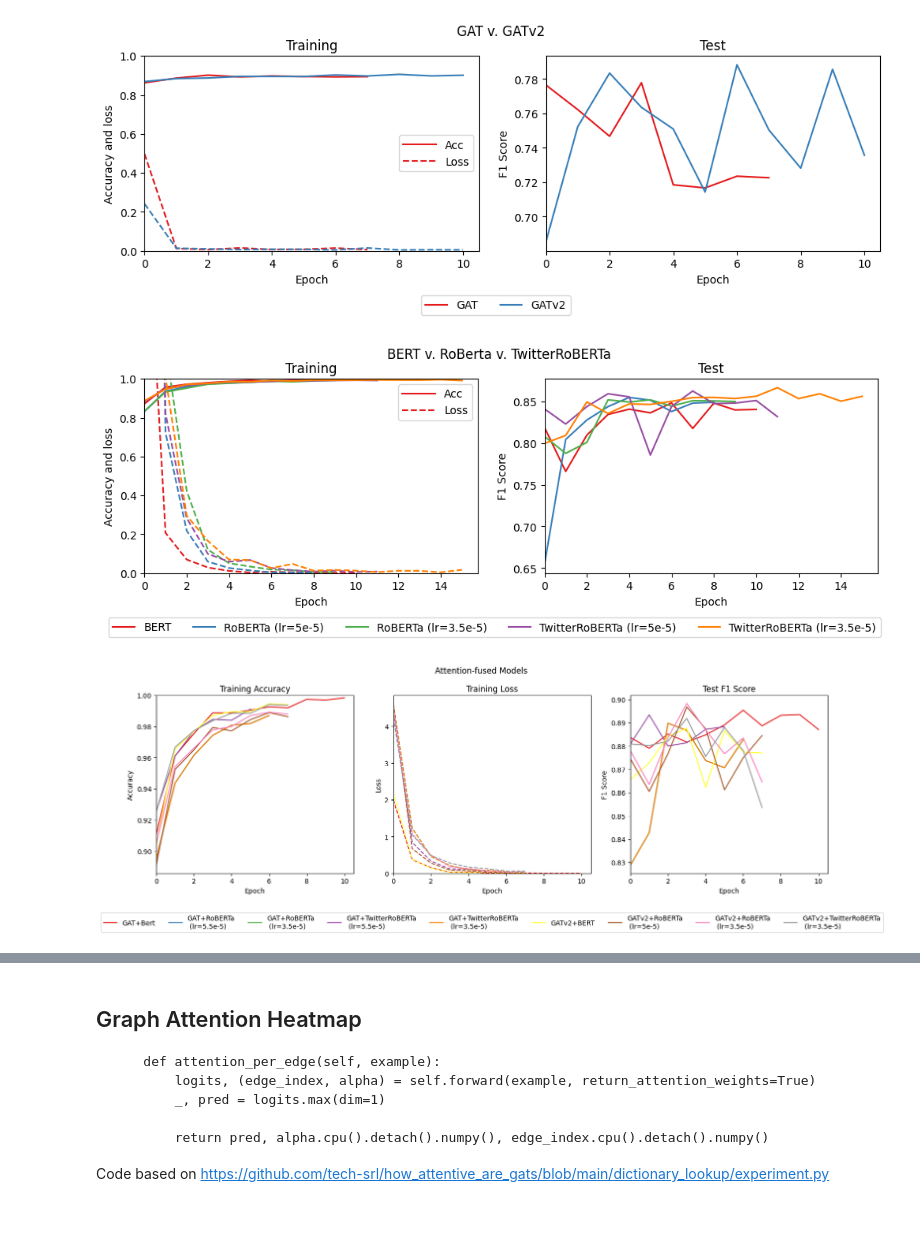
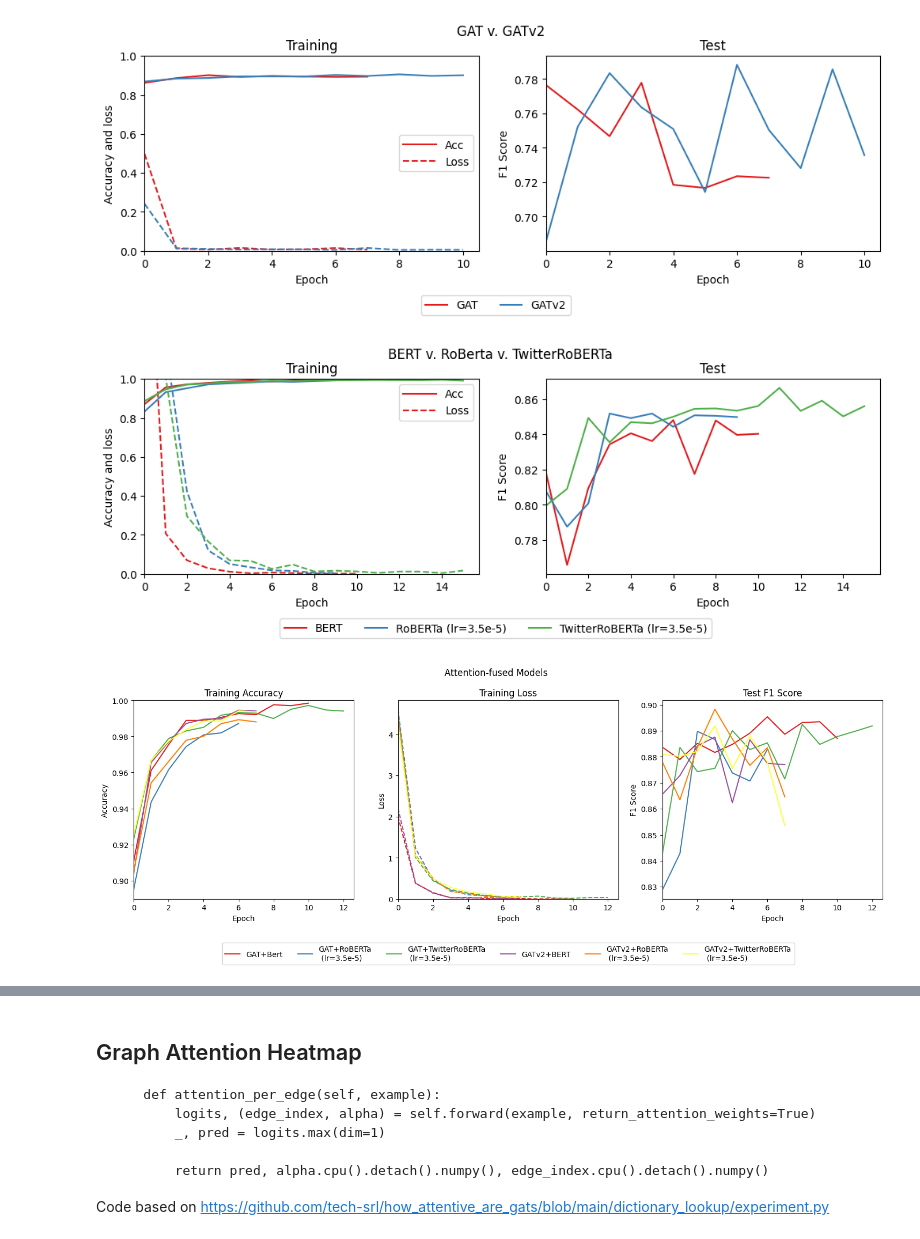
Before and after one commit to guptaviha/GF-OLD, a Jupyter notebook: examples/plots.ipynb, the cells around one changed output, grey strips where cells are left out. Drawn from its saved outputs; the diff is of its cells as text; code cells hidden in the pictures.

Commit message:
Latest report draft, and plots.

```diff
--- a/examples/plots.ipynb
+++ b/examples/plots.ipynb
@@ -18,16 +18,17 @@ experiments = [
     'twitter_roberta_x1',
     'twitter_roberta_x1_lr3.5',
     'joint_x1',
-    'joint_roberta_x1',
+    # 'joint_roberta_x1',
     'joint_roberta_x1_lr3.5',
-    'joint_twitter_roberta_x1',
+    # 'joint_twitter_roberta_x1',
     'joint_twitter_roberta_x1_lr3.5',
     'jointv2_x1',
-    'jointv2_roberta_x1',
+    # 'jointv2_roberta_x1',
     'jointv2_roberta_x1_lr3.5',
     'jointv2_twitter_roberta_x1_lr3.5',
+    'jointv2_twitter_roberta_x1_lr1',
     'joint_x10',
-    'jointv2_x10',
+    'jointv2_twitter_roberta_x10_lr1'
 ]
 
 labels = [
@@ -39,22 +40,23 @@ labels = [
     'TwitterRoBERTa (lr=5e-5)',
     'TwitterRoBERTa (lr=3.5e-5)',
     'GAT+Bert',
-    'GAT+RoBERTa\n (lr=5.5e-5)',
+    # 'GAT+RoBERTa\n (lr=5.5e-5)',
     'GAT+RoBERTa\n (lr=3.5e-5)',
-    'GAT+TwitterRoBERTa\n (lr=5.5e-5)',
+    # 'GAT+TwitterRoBERTa\n (lr=5.5e-5)',
     'GAT+TwitterRoBERTa\n (lr=3.5e-5)',
     'GATv2+BERT',
-    'GATv2+RoBERTa\n (lr=5e-5)',
+    # 'GATv2+RoBERTa\n (lr=5e-5)',
     'GATv2+RoBERTa\n (lr=3.5e-5)',
     'GATv2+TwitterRoBERTa\n (lr=3.5e-5)',
+    'GATv2+TwitterRoBERTa\n (lr=1e-5)',
     'GAT+BERT',
-    'GATv2+BERT'
+    'GATv2+TwitterRoBERTa\n (lr=1e-5)'
 ]
 
 assert(len(experiments) == len(labels))
 
-baseline = ['joint_x10']
-final_results = []
+baseline = {'filename': 'joint_x10', 'name': 'GAT+BERT'}
+final_results = {'filename': 'jointv2_twitter_roberta_x10_lr1', 'name': 'GATv2+TwitterRoBERTa\n (lr=1e-5)'}
 # %% [markdown]
 ## Plotting for training and test metrics
 # %%
@@ -164,18 +164,18 @@ plt.show()
 # %%
 fig, (ax1, ax2) = plt.subplots(1,2, figsize=(12,4))
 
-sample = experiments[2:7]
+sample = experiments[2:7:2]
 
 for idx, experiment in enumerate(sample):
-    d = data_x1[2:7][idx]
+    d = data_x1[2:7:2][idx]
     train_acc = d.train_acc
-    ax1.plot(train_acc, color=cmap(idx), label=f"{labels[2:7][idx]}")
+    ax1.plot(train_acc, color=cmap(idx), label=f"{labels[2:7:2][idx]}")
     loss = d.train_loss
     ax1.plot(loss,color=cmap(idx), linestyle='dashed')
     # test_acc = d.test_acc
     # ax2.plot(test_acc, label=f"{labels[2:6][idx]} acc")
     f1 = d.test_f1
-    ax2.plot(f1, color=cmap(idx),label=f"{labels[2:7][idx]}")
+    ax2.plot(f1, color=cmap(idx),label=f"{labels[2:7:2][idx]}")
 
 
 box = ax1.get_position()
@@ -200,22 +200,24 @@ plt.suptitle("BERT v. RoBerta v. TwitterRoBERTa")
 plt.savefig("../publish/images/all_berts.png", dpi=300)
 plt.show()
 # %% [output]
-[figure, old version]
+[figure, new version]
 # %%
 fig, (ax1, ax2, ax3) = plt.subplots(1,3, figsize=(18,6))
 
-sample = experiments[7:16]
+sample = experiments[7:13]
+# sample = experiments[7:10]
 
 for idx, experiment in enumerate(sample):
-    d = data_x1[7:16][idx]
+    d = data_x1[7:13][idx]
     train_acc = d.train_acc
-    ax1.plot(train_acc, color=cmap(idx), label=f"{labels[7:16][idx]}")
+
+    ax1.plot(train_acc, color=cmap(idx), label=f"{labels[7:13][idx]}")
     loss = d.train_loss
     ax2.plot(loss,color=cmap(idx), linestyle='dashed')
     # test_acc = d.test_acc
     # ax2.plot(test_acc, label=f"{labels[2:6][idx]} acc")
     f1 = d.test_f1
-    ax3.plot(f1, color=cmap(idx),label=f"{labels[7:16][idx]}")
+    ax3.plot(f1, color=cmap(idx),label=f"{labels[7:13][idx]}")
 
 
 box = ax1.get_position()
@@ -224,31 +226,31 @@ box = ax2.get_position()
 ax2.set_position([box.x0, box.y0 + box.height * 0.2, box.width, box.height * 0.8])
 box = ax3.get_position()
 ax3.set_position([box.x0, box.y0 + box.height * 0.2, box.width, box.height * 0.8])
 
 ax1.legend(loc='upper center', bbox_to_anchor=(1.7, -0.2), ncol=9)
 # ax1.legend(["Acc", "Loss"], handlelength=3)
 # ax2.legend(loc='lower right')
 ax1.set_xlabel('Epoch')
 ax2.set_xlabel('Epoch')
 ax3.set_xlabel('Epoch')
 
 ax1.set_xlim(0.0)
 ax2.set_xlim(0.0)
 ax3.set_xlim(0.0)
 
 ax1.set_ylabel('Accuracy')
 ax2.set_ylabel('Loss')
 ax3.set_ylabel('F1 Score')
 ax1.set_ylim(top=1.0)
 ax2.set_ylim(bottom=0.0)
 # ax3.set_ylim(top=1.0)
 
 ax1.set_title("Training Accuracy")
 ax2.set_title("Training Loss")
 ax3.set_title("Test F1 Score")
 
 plt.suptitle("Attention-fused Models")
 plt.savefig("../publish/images/all_joint.png", dpi=300)
 plt.show()
 # %% [output]
-[figure, old version]
+[figure, new version]
```
Also changed, not shown: parts of 5 cells of this notebook, 10 other files.
